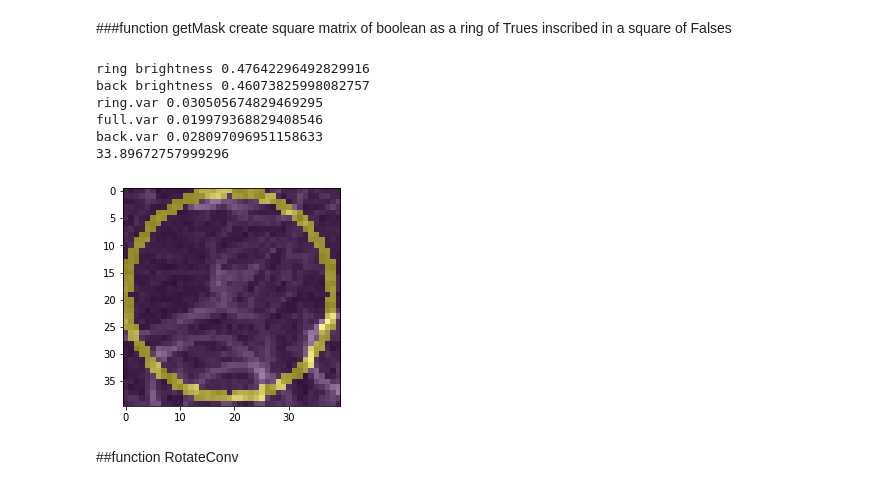
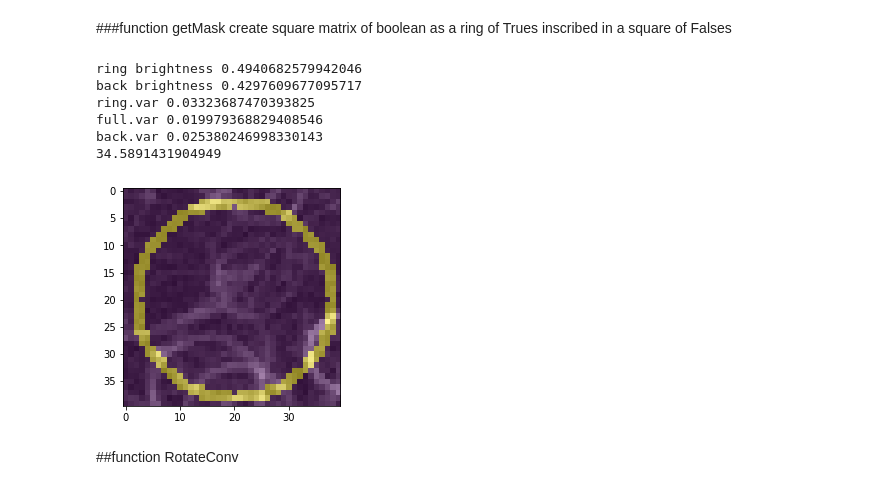
Before and after one commit to andrew-veriga/MathForML, a Jupyter notebook: ConvolutionalCoffieCircles.ipynb, the cells around one changed output. Drawn from its saved outputs; the diff is of its cells as text; code cells hidden in the pictures.

```diff
--- a/ConvolutionalCoffieCircles.ipynb
+++ b/ConvolutionalCoffieCircles.ipynb
@@ -93,41 +93,41 @@ create square matrix of boolean as a ring of Trues inscribed in a square of Fals
 import itertools
 
 def getMask( size, thick = 1 ):
-    radius = size /2 - 1
-    center = np.array([size/2-1,size/2-1])
+    radius = size /2 - 2
+    center = np.array([size/2,size/2])
     vectors = [[(i,j) for j in range(size)] for i in range(size)]
     l = itertools.chain.from_iterable(zip(*vectors))
 
     # list of pairs (x,y) belong of ring
     selectedVecs = np.array(list(filter(lambda v: np.abs(np.linalg.norm(v - center) - radius) < thick,l)))
     # print(selectedVecs)
     #ring mask
     ring = np.array(np.zeros((size,size),dtype=np.bool))
 
     for (i,j) in (selectedVecs):
       ring[i,j]=True
 
     return ring
 
 square = Image[firstY:firstY+MaxSize, firstX:firstX+MaxSize]
 Mask=getMask(MaxSize,1)
 backMask=getMask(MaxSize,2)
 #ring visualisation
 fig, ax = plt.subplots()
 ax.imshow(square, cmap=plt.get_cmap('gray'), vmin=0, vmax=1)
 ax.imshow(Mask,alpha=.5)
 fig.show()
 _DEBUG_=True
 print (isCircleFound(square, Mask, backMask))
 _DEBUG_=False
 # %% [output]
-ring brightness 0.47642296492829916
-back brightness 0.46073825998082757
-ring.var 0.030505674829469295
+ring brightness 0.4940682579942046
+back brightness 0.4297609677095717
+ring.var 0.03323687470393825
 full.var 0.019979368829408546
-back.var 0.028097096951158633
-33.89672757999296
+back.var 0.025380246998330143
+34.5891431904949
-[figure, old version]
+[figure, new version]
 # %% [markdown]
 ##function RotateConv
 # %%
```
Also changed, not shown: parts of 3 cells of this notebook.
